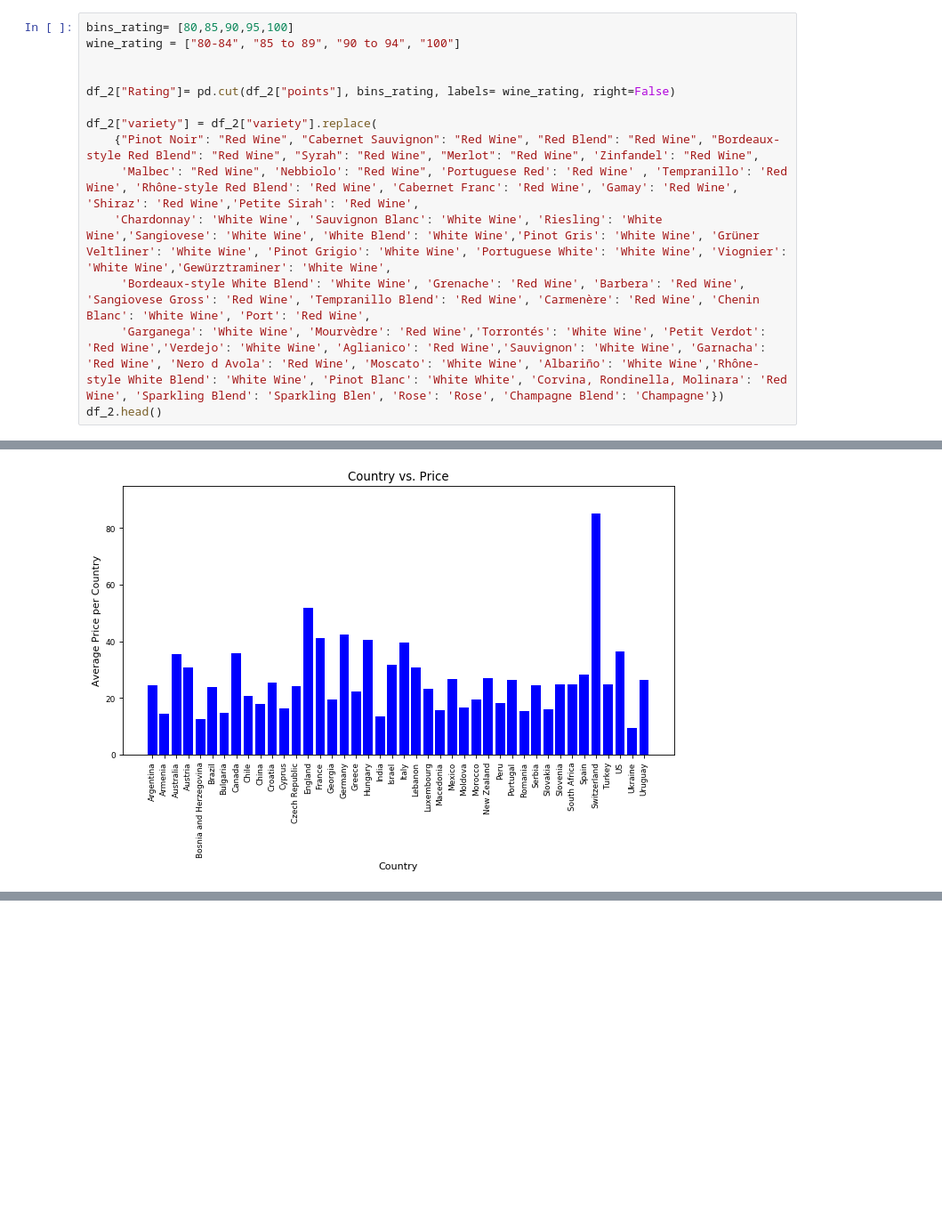
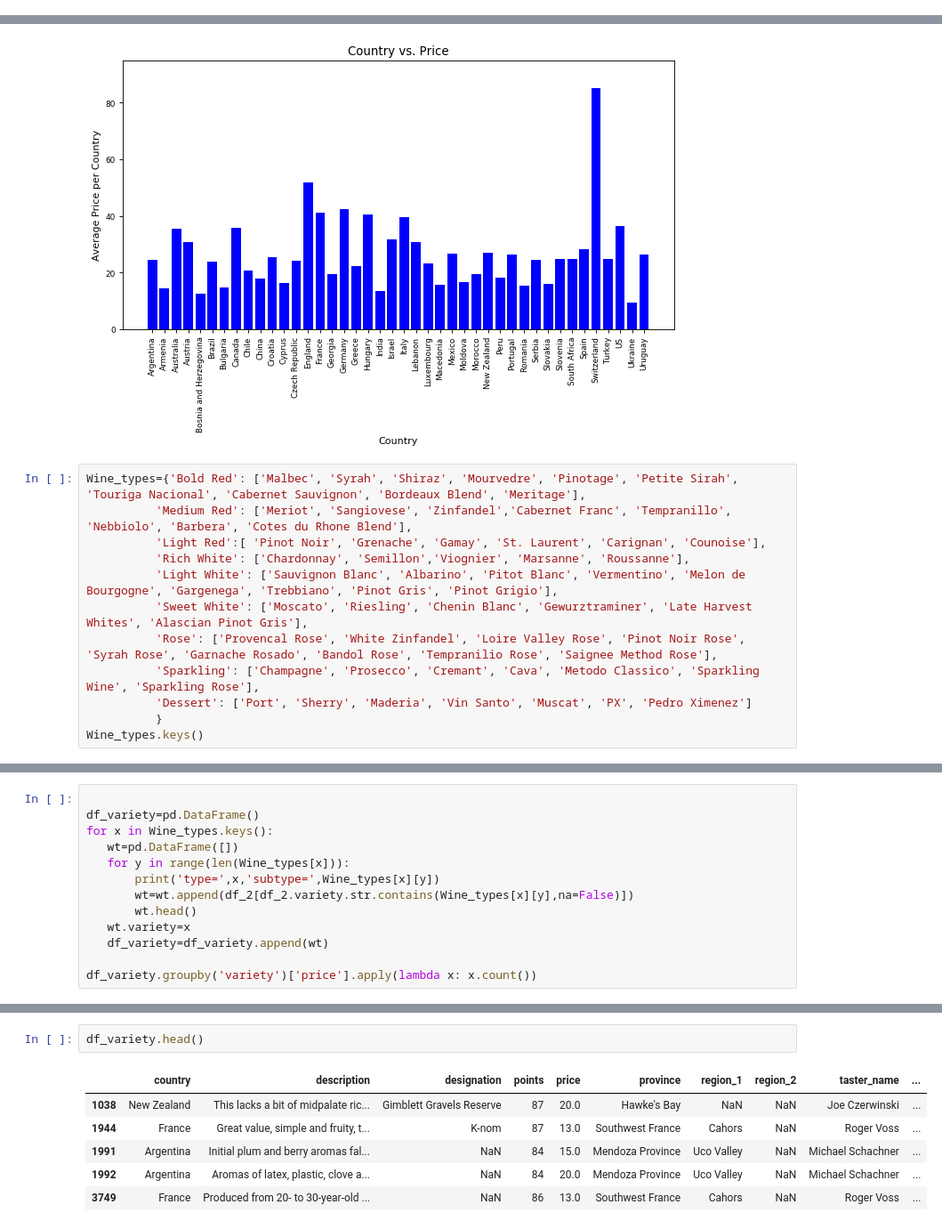
Before and after one commit to renatonico/Pygeons, a Jupyter notebook: notebooks/matt.ipynb, the cells around one changed output, grey strips where cells are left out. Shown at 89% size. Drawn from its saved outputs; the diff is of its cells as text; blank space fills up the shorter version.

```diff
--- a/notebooks/matt.ipynb
+++ b/notebooks/matt.ipynb
@@ -52,14 +51,0 @@ Name: variety, Length: 691, dtype: float64
-# %%
-bins_rating= [80,85,90,95,100]
-wine_rating = ["80-84", "85 to 89", "90 to 94", "100"]
-
-
-df_2["Rating"]= pd.cut(df_2["points"], bins_rating, labels= wine_rating, right=False)
-
-df_2["variety"] = df_2["variety"].replace(
-    {"Pinot Noir": "Red Wine", "Cabernet Sauvignon": "Red Wine", "Red Blend": "Red Wine", "Bordeaux-style Red Blend": "Red Wine", "Syrah": "Red Wine", "Merlot": "Red Wine", 'Zinfandel': "Red Wine",
-     'Malbec': "Red Wine", 'Nebbiolo': "Red Wine", 'Portuguese Red': 'Red Wine' , 'Tempranillo': 'Red Wine', 'Rhône-style Red Blend': 'Red Wine', 'Cabernet Franc': 'Red Wine', 'Gamay': 'Red Wine', 'Shiraz': 'Red Wine','Petite Sirah': 'Red Wine',
-    'Chardonnay': 'White Wine', 'Sauvignon Blanc': 'White Wine', 'Riesling': 'White Wine','Sangiovese': 'White Wine', 'White Blend': 'White Wine','Pinot Gris': 'White Wine', 'Grüner Veltliner': 'White Wine', 'Pinot Grigio': 'White Wine', 'Portuguese White': 'White Wine', 'Viognier': 'White Wine','Gewürztraminer': 'White Wine',
-     'Bordeaux-style White Blend': 'White Wine', 'Grenache': 'Red Wine', 'Barbera': 'Red Wine', 'Sangiovese Gross': 'Red Wine', 'Tempranillo Blend': 'Red Wine', 'Carmenère': 'Red Wine', 'Chenin Blanc': 'White Wine', 'Port': 'Red Wine',
-     'Garganega': 'White Wine', 'Mourvèdre': 'Red Wine','Torrontés': 'White Wine', 'Petit Verdot': 'Red Wine','Verdejo': 'White Wine', 'Aglianico': 'Red Wine','Sauvignon': 'White Wine', 'Garnacha': 'Red Wine', 'Nero d Avola': 'Red Wine', 'Moscato': 'White Wine', 'Albariño': 'White Wine','Rhône-style White Blend': 'White Wine', 'Pinot Blanc': 'White White', 'Corvina, Rondinella, Molinara': 'Red Wine', 'Sparkling Blend': 'Sparkling Blen', 'Rose': 'Rose', 'Champagne Blend': 'Champagne'})
-df_2.head()
@@ -185,3 +212,15 @@ plt.title("Country vs. Price")
 # %% [output]
 Text(0.5, 1.0, 'Country vs. Price')
 [figure]
+# %%
+Wine_types={'Bold Red': ['Malbec', 'Syrah', 'Shiraz', 'Mourvedre', 'Pinotage', 'Petite Sirah', 'Touriga Nacional', 'Cabernet Sauvignon', 'Bordeaux Blend', 'Meritage'],
+          'Medium Red': ['Meriot', 'Sangiovese', 'Zinfandel','Cabernet Franc', 'Tempranillo', 'Nebbiolo', 'Barbera', 'Cotes du Rhone Blend'],
+          'Light Red':[ 'Pinot Noir', 'Grenache', 'Gamay', 'St. Laurent', 'Carignan', 'Counoise'],
+          'Rich White': ['Chardonnay', 'Semillon','Viognier', 'Marsanne', 'Roussanne'],
+          'Light White': ['Sauvignon Blanc', 'Albarino', 'Pitot Blanc', 'Vermentino', 'Melon de Bourgogne', 'Gargenega', 'Trebbiano', 'Pinot Gris', 'Pinot Grigio'],
+          'Sweet White': ['Moscato', 'Riesling', 'Chenin Blanc', 'Gewurztraminer', 'Late Harvest Whites', 'Alascian Pinot Gris'],
+          'Rose': ['Provencal Rose', 'White Zinfandel', 'Loire Valley Rose', 'Pinot Noir Rose', 'Syrah Rose', 'Garnache Rosado', 'Bandol Rose', 'Tempranilio Rose', 'Saignee Method Rose'],
+          'Sparkling': ['Champagne', 'Prosecco', 'Cremant', 'Cava', 'Metodo Classico', 'Sparkling Wine', 'Sparkling Rose'],
+          'Dessert': ['Port', 'Sherry', 'Maderia', 'Vin Santo', 'Muscat', 'PX', 'Pedro Ximenez']
+          }
+Wine_types.keys()
@@ -187,0 +229,13 @@ Text(0.5, 1.0, 'Country vs. Price')
+# %%
+
+df_variety=pd.DataFrame()
+for x in Wine_types.keys():
+   wt=pd.DataFrame([])
+   for y in range(len(Wine_types[x])):
+       print('type=',x,'subtype=',Wine_types[x][y])
+       wt=wt.append(df_2[df_2.variety.str.contains(Wine_types[x][y],na=False)])
+       wt.head()
+   wt.variety=x
+   df_variety=df_variety.append(wt)
+
+df_variety.groupby('variety')['price'].apply(lambda x: x.count())
@@ -187,0 +269,9 @@ Text(0.5, 1.0, 'Country vs. Price')
+# %%
+df_variety.head()
+# %% [output]
+|  | country | description | designation | points | price | province | region_1 | region_2 | taster_name | ... |
+| 1038 | New Zealand | This lacks a bit of midpalate ric... | Gimblett Gravels Reserve | 87 | 20.0 | Hawke's Bay | NaN | NaN | Joe Czerwinski | ... |
+| 1944 | France | Great value, simple and fruity, t... | K-nom | 87 | 13.0 | Southwest France | Cahors | NaN | Roger Voss | ... |
+| 1991 | Argentina | Initial plum and berry aromas fal... | NaN | 84 | 15.0 | Mendoza Province | Uco Valley | NaN | Michael Schachner | ... |
+| 1992 | Argentina | Aromas of latex, plastic, clove a... | NaN | 84 | 20.0 | Mendoza Province | Uco Valley | NaN | Michael Schachner | ... |
+| 3749 | France | Produced from 20- to 30-year-old ... | NaN | 86 | 13.0 | Southwest France | Cahors | NaN | Roger Voss | ... |
```
Also changed, not shown: parts of 12 cells of this notebook.
